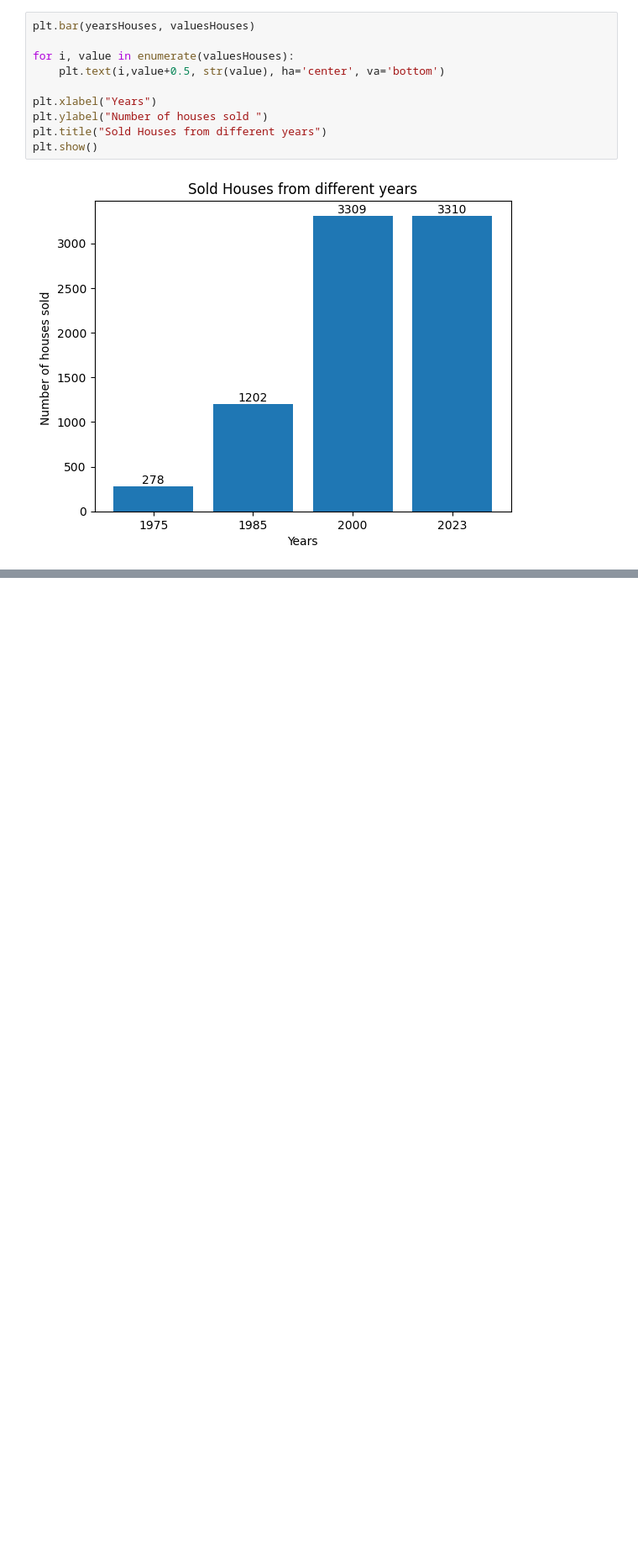
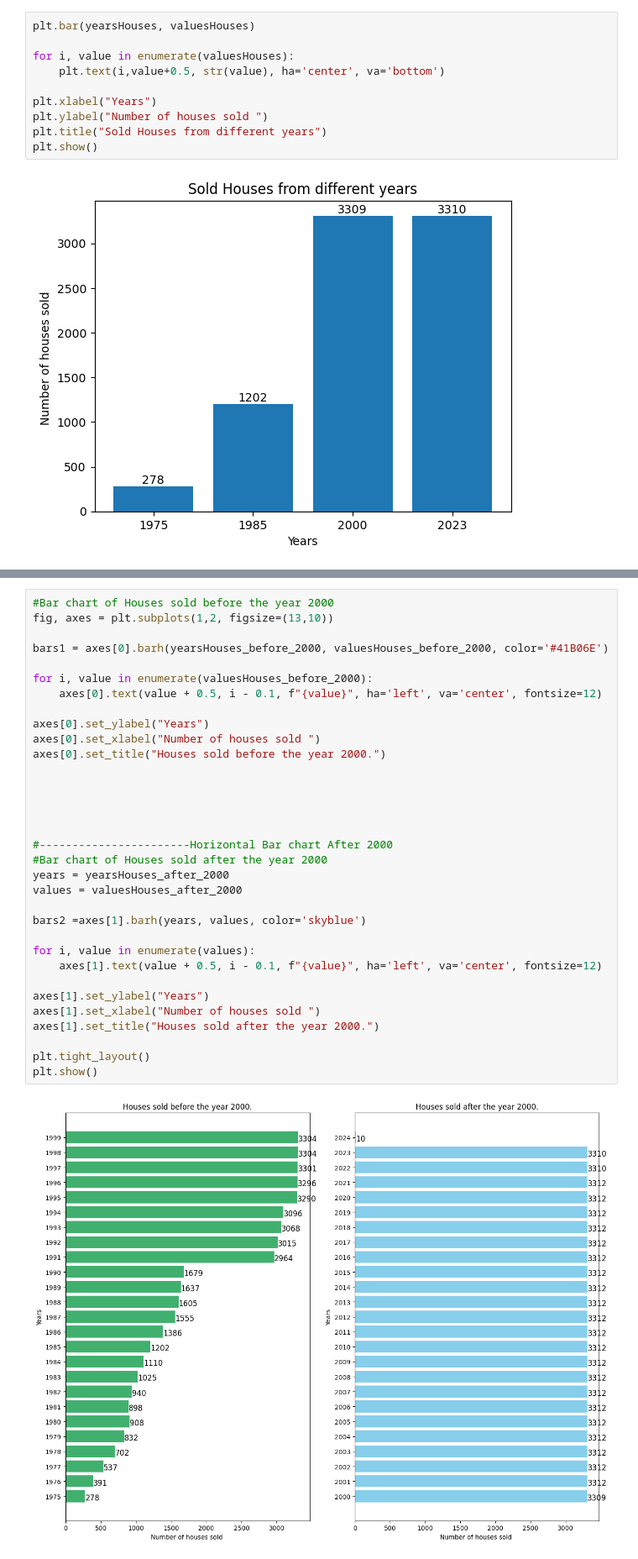
Before and after one commit to haraya/DataAnalysis_USHousingExplorer, a Jupyter notebook: Sold_Houses.ipynb, the cells around one changed output, grey strips where cells are left out. Shown: that part at 84% size. Saved outputs shown, nothing was run; the diff lists cells and outputs as text; blank space fills up the shorter version.

Commit message:
Update Sold_Houses. pynb

```diff
--- a/Sold_Houses.ipynb
+++ b/Sold_Houses.ipynb
@@ -45,0 +70,35 @@ plt.show()
+# %%
+#Bar chart of Houses sold before the year 2000
+fig, axes = plt.subplots(1,2, figsize=(13,10))
+
+bars1 = axes[0].barh(yearsHouses_before_2000, valuesHouses_before_2000, color='#41B06E')
+
+for i, value in enumerate(valuesHouses_before_2000):
+    axes[0].text(value + 0.5, i - 0.1, f"{value}", ha='left', va='center', fontsize=12)
+
+axes[0].set_ylabel("Years")
+axes[0].set_xlabel("Number of houses sold ")
+axes[0].set_title("Houses sold before the year 2000.")
+
+
+
+
+
+#-----------------------Horizontal Bar chart After 2000
+#Bar chart of Houses sold after the year 2000
+years = yearsHouses_after_2000
+values = valuesHouses_after_2000
+
+bars2 =axes[1].barh(years, values, color='skyblue')
+
+for i, value in enumerate(values):
+    axes[1].text(value + 0.5, i - 0.1, f"{value}", ha='left', va='center', fontsize=12)
+
+axes[1].set_ylabel("Years")
+axes[1].set_xlabel("Number of houses sold ")
+axes[1].set_title("Houses sold after the year 2000.")
+
+plt.tight_layout()
+plt.show()
+# %% [output]
+[figure, added]
```
Also changed, not shown: parts of 4 cells of this notebook.
